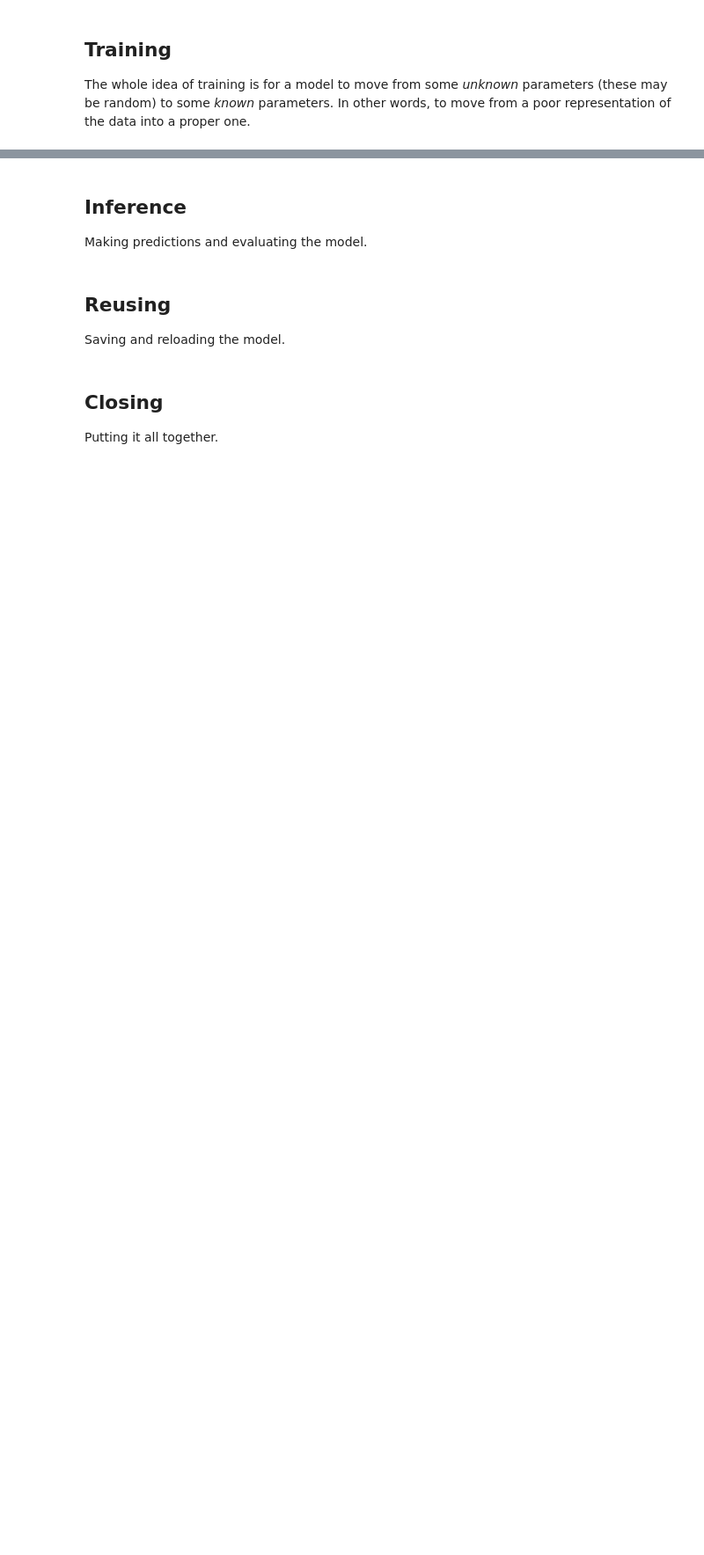
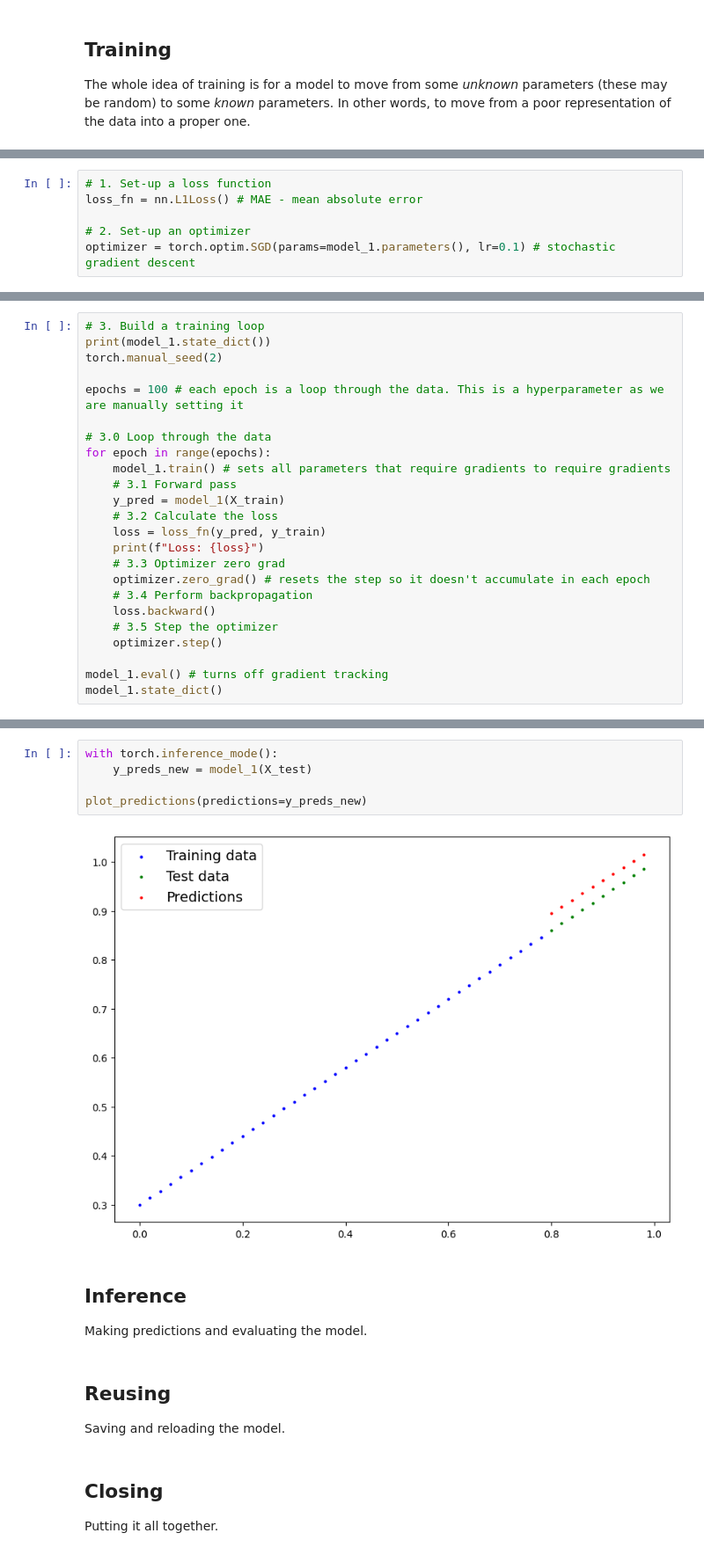
Before and after one commit to kriogenia/my_learnings, a Jupyter notebook: pytorch/01_pytorch_workflow.ipynb, the cells around one changed output, grey strips where cells are left out. Shown: that part at 88% size. Cells and saved outputs as stored; diff of their text form; blank space fills up the shorter version.

Commit message:
Build a training loop

```diff
--- a/pytorch/01_pytorch_workflow.ipynb
+++ b/pytorch/01_pytorch_workflow.ipynb
@@ -165,2 +170,8 @@ And specifically for PyTorch:
 
 > Note: Loss function may also be called cost function or criterion in different areas.
+# %%
+# 1. Set-up a loss function
+loss_fn = nn.L1Loss() # MAE - mean absolute error
+
+# 2. Set-up an optimizer
+optimizer = torch.optim.SGD(params=model_1.parameters(), lr=0.1) # stochastic gradient descent
@@ -166,0 +191,24 @@ And specifically for PyTorch:
+# %%
+# 3. Build a training loop
+print(model_1.state_dict())
+torch.manual_seed(2)
+
+epochs = 100 # each epoch is a loop through the data. This is a hyperparameter as we are manually setting it
+
+# 3.0 Loop through the data
+for epoch in range(epochs):
+    model_1.train() # sets all parameters that require gradients to require gradients
+    # 3.1 Forward pass
+    y_pred = model_1(X_train)
+    # 3.2 Calculate the loss
+    loss = loss_fn(y_pred, y_train)
+    print(f"Loss: {loss}")
+    # 3.3 Optimizer zero grad
+    optimizer.zero_grad() # resets the step so it doesn't accumulate in each epoch
+    # 3.4 Perform backpropagation
+    loss.backward()
+    # 3.5 Step the optimizer
+    optimizer.step()
+
+model_1.eval() # turns off gradient tracking
+model_1.state_dict()
@@ -167,3 +234,10 @@ And specifically for PyTorch:
+# %%
+with torch.inference_mode():
+    y_preds_new = model_1(X_test)
+
+plot_predictions(predictions=y_preds_new)
+# %% [output]
+[figure, added]
 # %% [markdown]
 ## Inference
 
```
Also changed, not shown: parts of 6 cells of this notebook.
